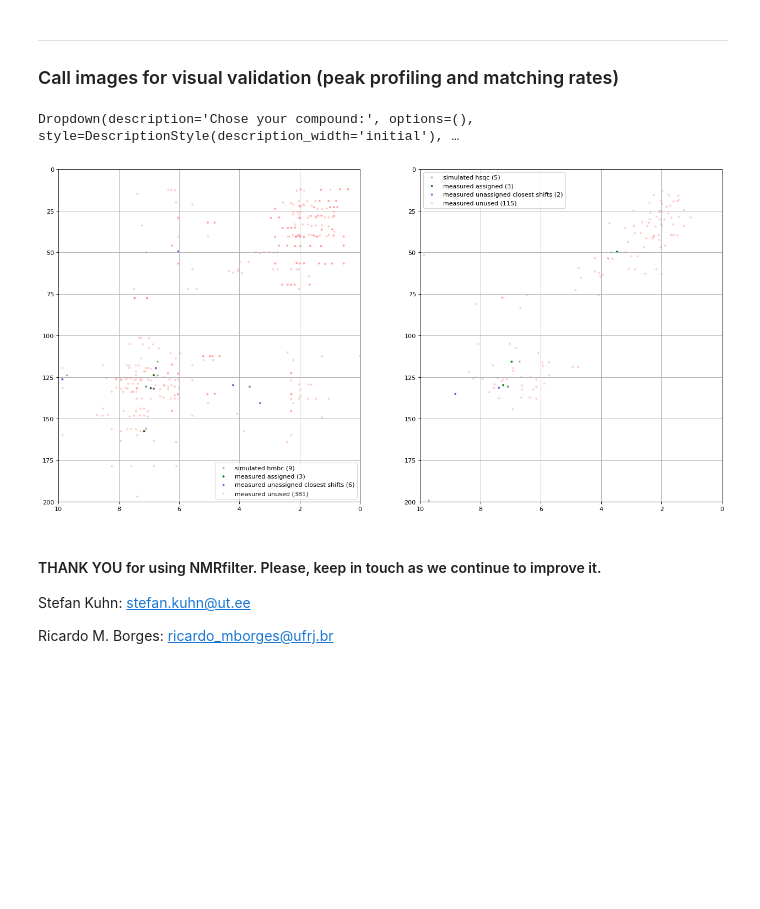
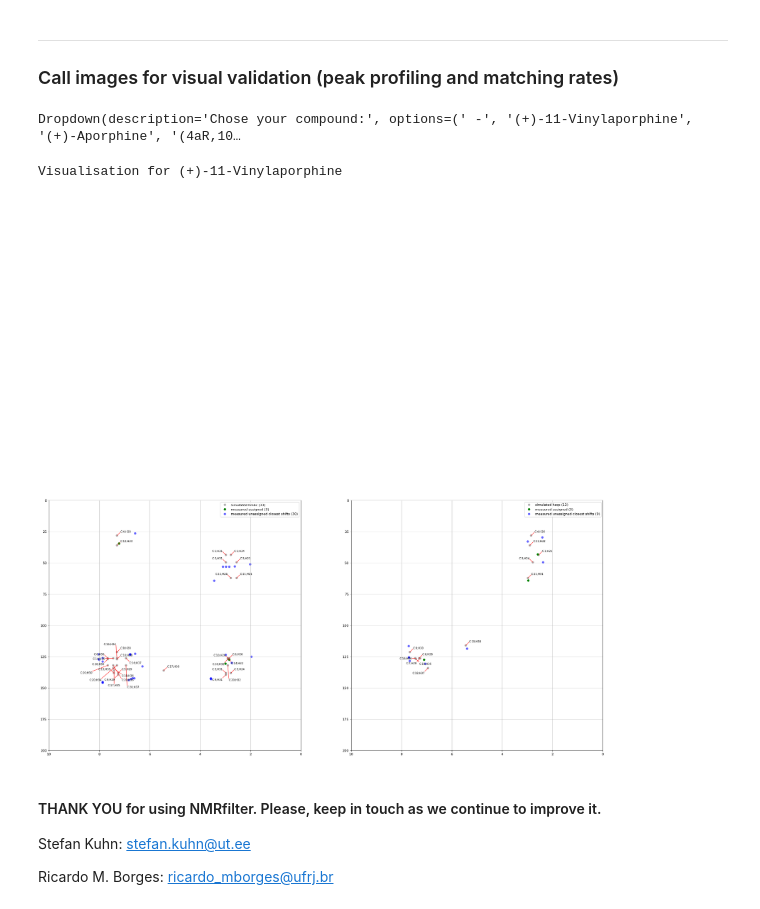
Before and after one commit to stefhk3/nmrfilter, a Jupyter notebook: nmrfilter.ipynb, the cells around one changed output. Drawn from its saved outputs; the diff is of its cells as text; code cells hidden in the pictures; blank space fills up the shorter version.

```diff
--- a/nmrfilter.ipynb
+++ b/nmrfilter.ipynb
@@ -170,14 +179,19 @@ menu = widgets.Dropdown(
        options=files,
        description='Chose your compound:',
        style={'description_width': 'initial'})
-menu
+def dropdown_handler(change):
+    global target
+    target = change.new
+menu.observe(dropdown_handler, names='value')
+display(menu)
 # %% [output]
-Dropdown(description='Chose your compound:', options=(), style=DescriptionStyle(description_width='initial'), …
+Dropdown(description='Chose your compound:', options=(' -', '(+)-11-Vinylaporphine', '(+)-Aporphine', '(4aR,10…
 # %%
-target = menu.value
+print("Visualisation for "+target)
 Image(filename=data_project+target+'.png')
 # %% [output]
+Visualisation for (+)-11-Vinylaporphine
-[figure, old version]
+[figure, new version]
 # %% [markdown]
 #### THANK YOU for using NMRfilter. Please, keep in touch as we continue to improve it.
 Stefan Kuhn: stefan.kuhn@ut.ee
```
Also changed, not shown: parts of 3 cells of this notebook.
